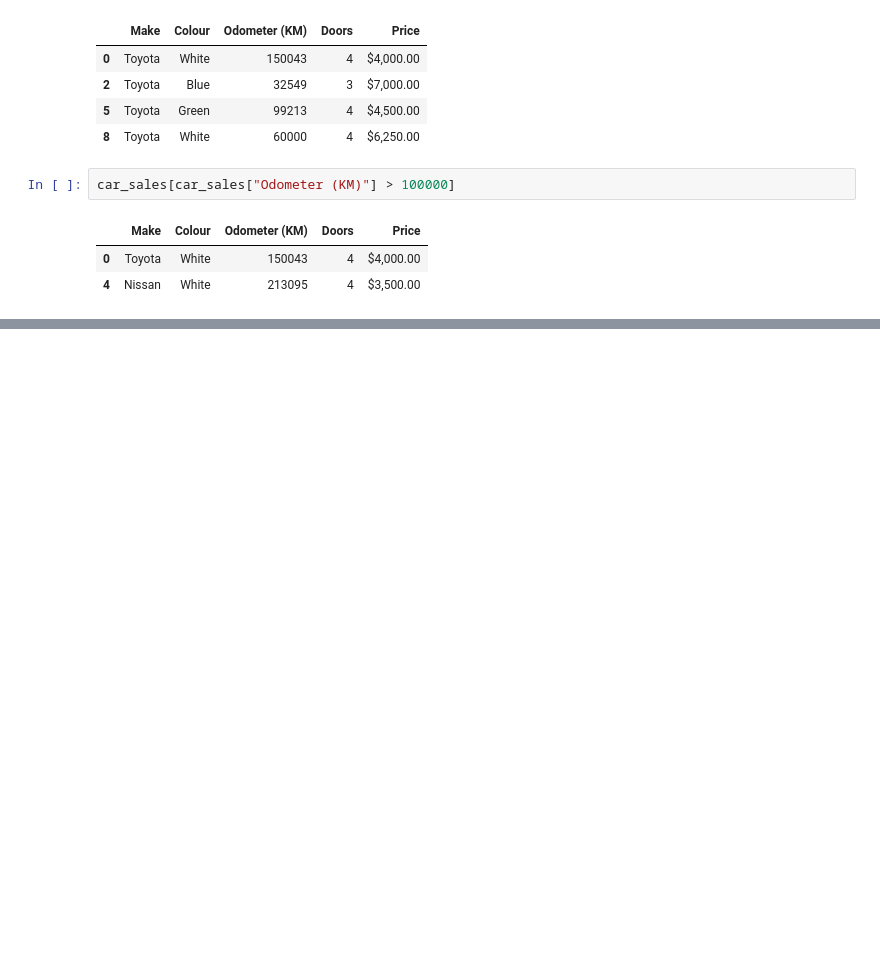
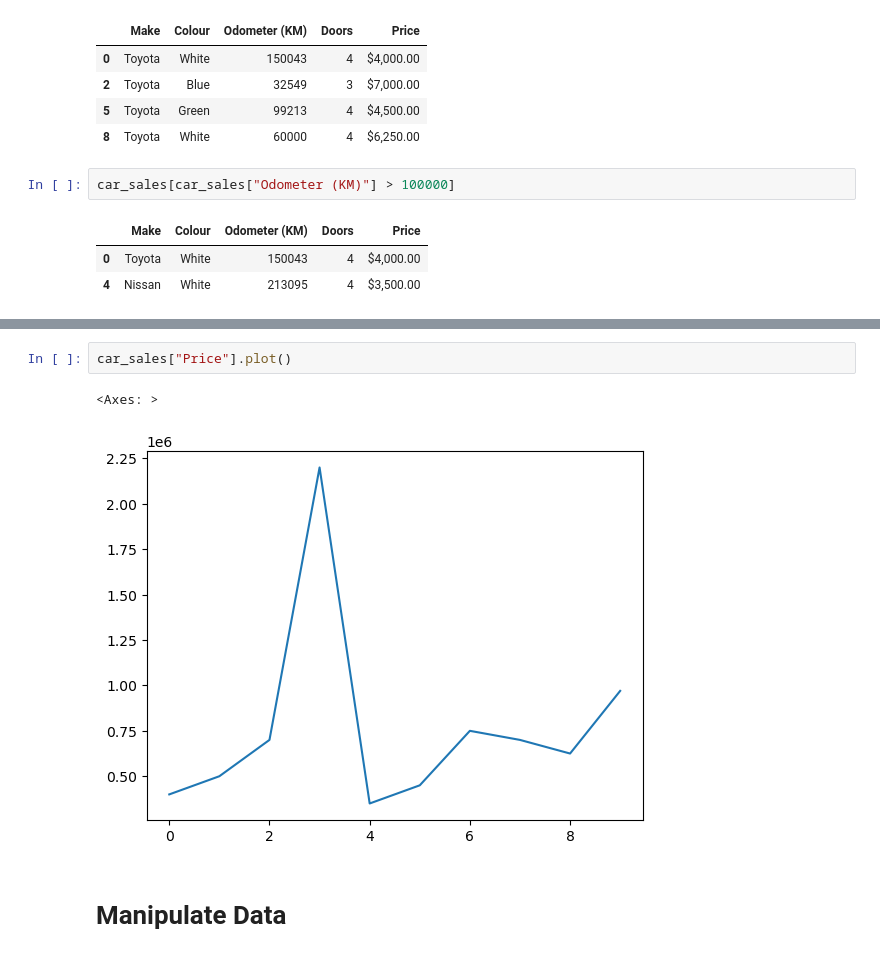
Before and after one commit to disono/machine-learning, a Jupyter notebook: 1-pandas-course/series-data-frames-csv.ipynb, the cells around one changed output, grey strips where cells are left out. Saved outputs shown, nothing was run; the diff lists cells and outputs as text; blank space fills up the shorter version.

Commit message:
Manipulating Data

```diff
--- a/1-pandas-course/series-data-frames-csv.ipynb
+++ b/1-pandas-course/series-data-frames-csv.ipynb
@@ -309,0 +376,7 @@ car_sales[car_sales["Odometer (KM)"] > 100000]
+# %%
+car_sales["Price"].plot()
+# %% [output]
+<Axes: >
+[figure, added]
+# %% [markdown]
+# Manipulate Data
```
Also changed, not shown: parts of 26 cells of this notebook, 1 other file.
